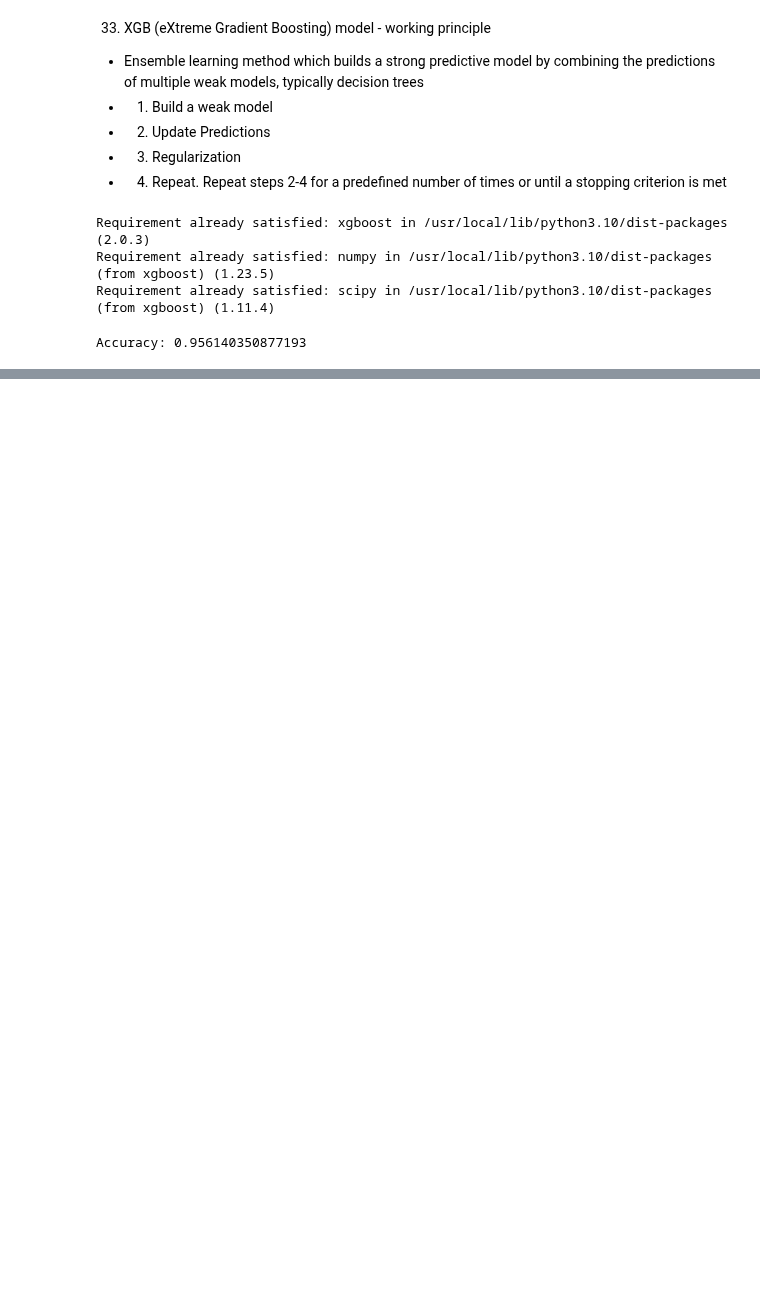
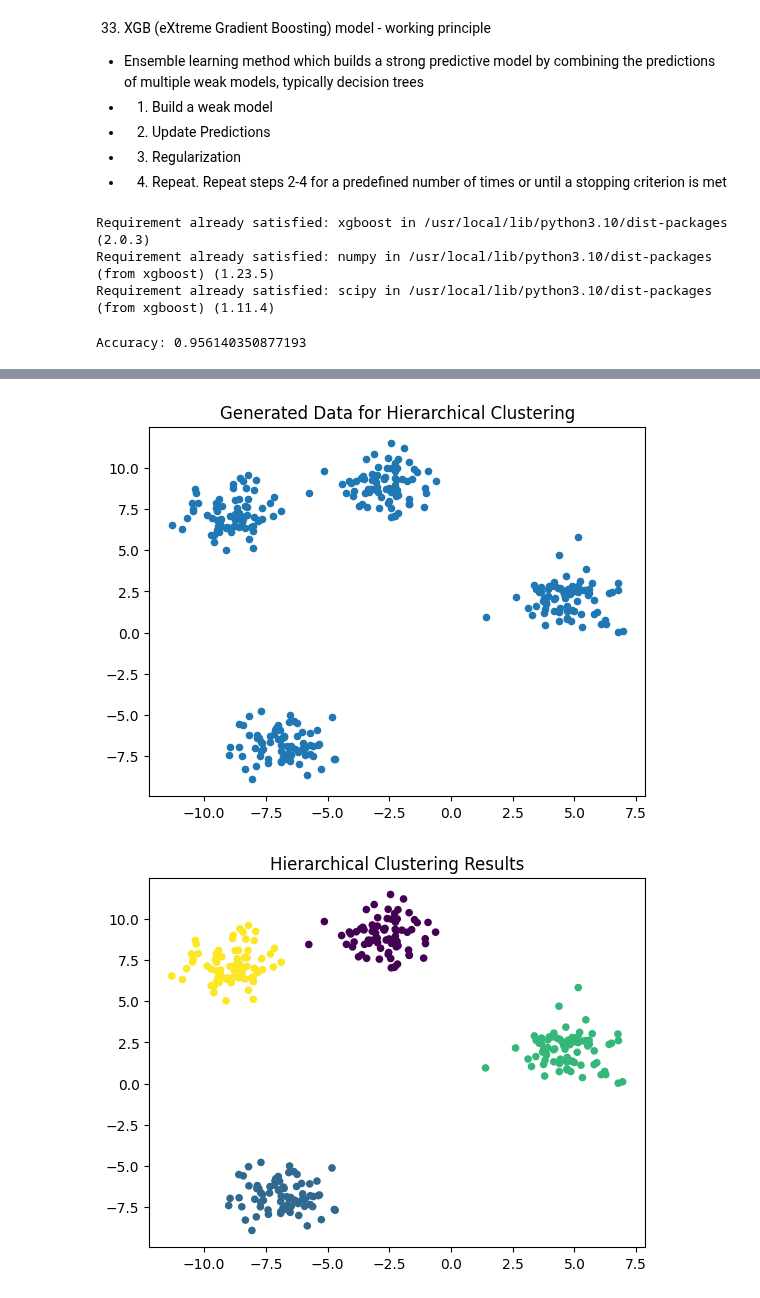
Before and after one commit to MrSimple07/MachineLearning_Practice, a Jupyter notebook: ML_Interview.ipynb, the cells around one changed output, grey strips where cells are left out. Cells and saved outputs as stored; diff of their text form; code cells hidden in the pictures; blank space fills up the shorter version.

```diff
--- a/ML_Interview.ipynb
+++ b/ML_Interview.ipynb
@@ -854,0 +863,35 @@ Accuracy: 0.956140350877193
+# %%
+#Agglomerative Clustering Algorithm
+
+import numpy as np
+import pandas as pd
+from sklearn.datasets import make_blobs
+from sklearn.cluster import AgglomerativeClustering
+from scipy.cluster.hierarchy import dendrogram, linkage
+import matplotlib.pyplot as plt
+
+data, _ = make_blobs(n_samples=300, centers=4, random_state=42)
+
+# Visualize the generated data
+plt.scatter(data[:, 0], data[:, 1], s=20)
+plt.title("Generated Data for Hierarchical Clustering")
+plt.show()
+
+# Hierarchical clustering using AgglomerativeClustering
+# linkage: 'ward' minimizes the variance of clusters being merged
+model = AgglomerativeClustering(n_clusters=4, linkage='ward')
+clusters = model.fit_predict(data)
+
+# Visualize the hierarchical clustering results
+plt.scatter(data[:, 0], data[:, 1], c=clusters, cmap='viridis', s=20)
+plt.title("Hierarchical Clustering Results")
+plt.show()
+
+# Plotting the dendrogram
+linkage_matrix = linkage(data, "ward")
+dendrogram(linkage_matrix)
+plt.title("Hierarchical Clustering Dendrogram")
+plt.show()
+# %% [output]
+[figure, added]
+[figure, added]
```
Also changed, not shown: parts of 4 cells of this notebook.
